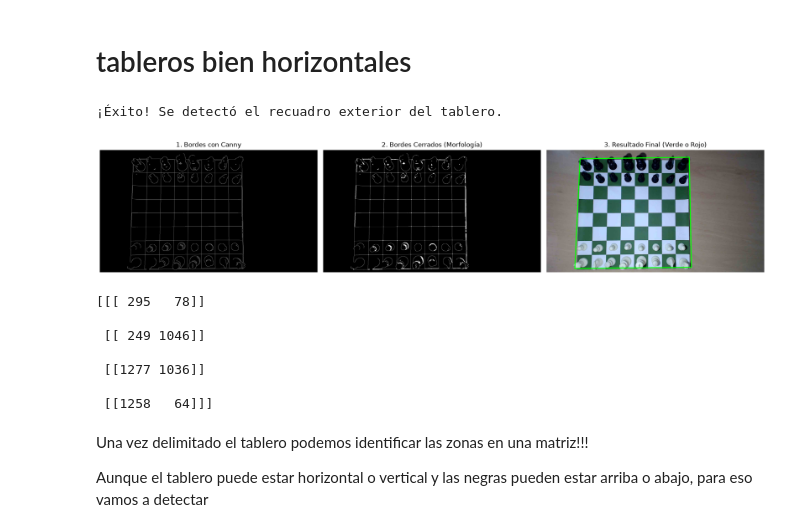
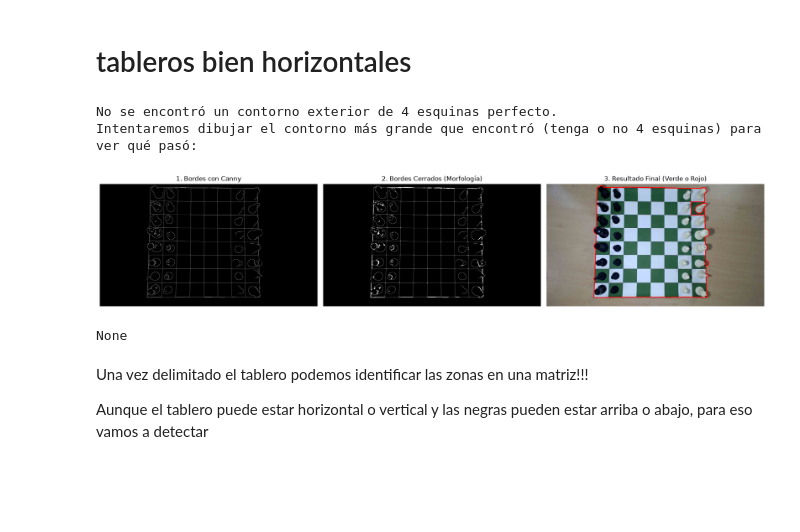
Before and after one commit to gggelme/chess_dataset_maker, a Jupyter notebook: src/parser/delimitar_tablero.ipynb, the cells around one changed output. Drawn from its saved outputs; the diff is of its cells as text; code cells hidden in the pictures; blank space fills up the shorter version.

```diff
--- a/src/parser/delimitar_tablero.ipynb
+++ b/src/parser/delimitar_tablero.ipynb
@@ -9,7 +9,7 @@ import numpy as np
 import matplotlib.pyplot as plt
 
 # 1. Cargar la imagen
-ruta = "../../data/raw/tablero_vertical.jpg"
+ruta = "../../data/raw/tablero_horizontal_2.jpg"
 imagen_gris = cv2.imread(ruta, 0)
 imagen_color = cv2.imread(ruta)
 imagen_color = cv2.cvtColor(imagen_color, cv2.COLOR_BGR2RGB)
@@ -47,45 +47,40 @@ else:
             break
 
     # 7. DIBUJAR Y MOSTRAR TODO EL PROCESO
     if tablero_esquinas is not None:
         print("¡Éxito! Se detectó el recuadro exterior del tablero.")
         cv2.drawContours(imagen_color, [tablero_esquinas], -1, (0, 255, 0), 7)
     else:
         print("No se encontró un contorno exterior de 4 esquinas perfecto.")
         print("Intentaremos dibujar el contorno más grande que encontró (tenga o no 4 esquinas) para ver qué pasó:")
         if len(contornos) > 0:
             cv2.drawContours(imagen_color, [contornos[0]], -1, (255, 0, 0), 5)
 
     # Bloque de visualización en Jupyter para diagnóstico
     fig, axs = plt.subplots(1, 3, figsize=(18, 6))
 
     axs[0].imshow(bordes_canny, cmap='gray')
     axs[0].set_title("1. Bordes con Canny")
     axs[0].axis('off')
 
     axs[1].imshow(bordes_cerrados, cmap='gray')
     axs[1].set_title("2. Bordes Cerrados (Morfología)")
     axs[1].axis('off')
 
     axs[2].imshow(imagen_color)
     axs[2].set_title("3. Resultado Final (Verde o Rojo)")
     axs[2].axis('off')
 
     plt.tight_layout()
     plt.show()
 # %% [output]
-¡Éxito! Se detectó el recuadro exterior del tablero.
+No se encontró un contorno exterior de 4 esquinas perfecto.
+Intentaremos dibujar el contorno más grande que encontró (tenga o no 4 esquinas) para ver qué pasó:
-[figure, old version]
+[figure, new version]
 # %%
 print(tablero_esquinas)
 # %% [output]
-[[[ 295   78]]
-
- [[ 249 1046]]
-
- [[1277 1036]]
-
- [[1258   64]]]
+None
 # %% [markdown]
 Una vez delimitado el tablero podemos identificar las zonas en una matriz!!!
 
```
Also changed, not shown: parts of 11 cells of this notebook, 5 other files.
